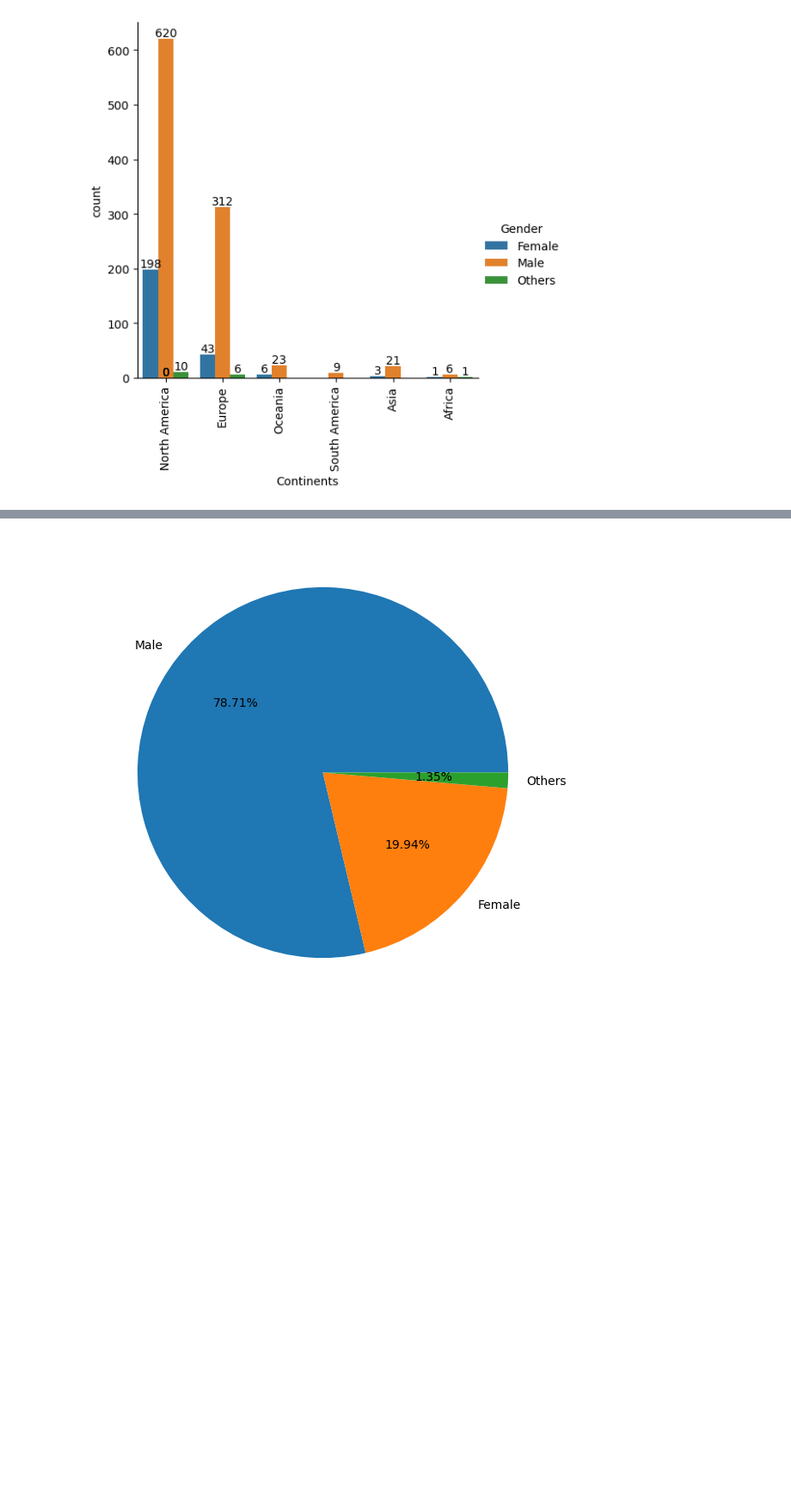
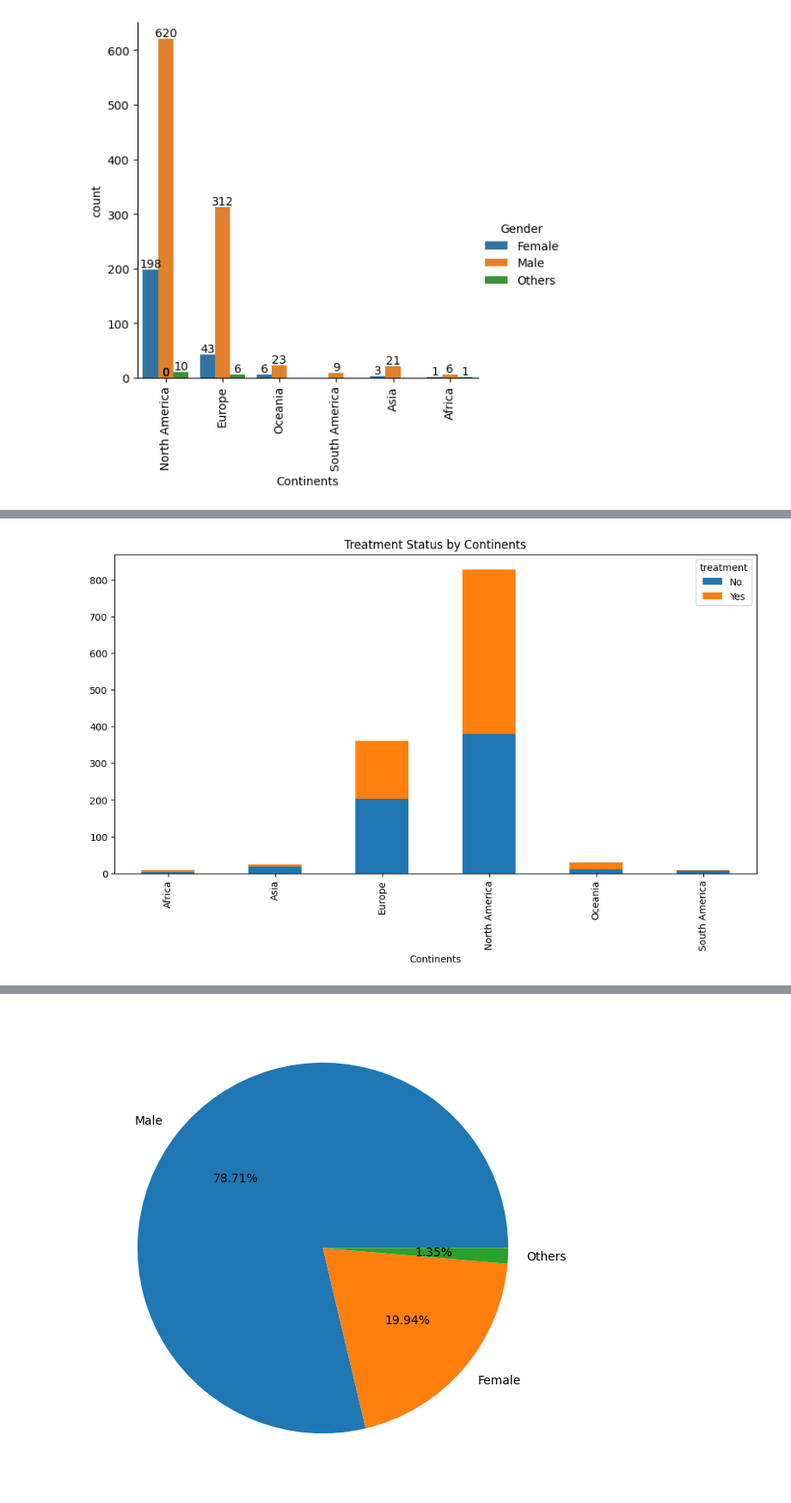
Before and after one commit to guavacoderepo/SOFT40161-COURSE-WORK, a Jupyter notebook: NTU_N1280799_SOFT40161_2.ipynb, the cells around one changed output, grey strips where cells are left out. Shown at 86% size. Cells and saved outputs as stored; diff of their text form; code cells hidden in the pictures; blank space fills up the shorter version.

```diff
--- a/NTU_N1280799_SOFT40161_2.ipynb
+++ b/NTU_N1280799_SOFT40161_2.ipynb
@@ -358,0 +366,8 @@ for ax in g.axes.flat:
+# %%
+# To identify trends in treatment-seeking behavior across Continents.
+treatment_counts = df.groupby('Continents')['treatment'].value_counts().unstack()
+treatment_counts.plot(kind='bar', stacked=True, figsize=(12, 6))
+plt.title('Treatment Status by Continents')
+plt.show()
+# %% [output]
+[figure, added]
```
Also changed, not shown: parts of 15 cells of this notebook.
